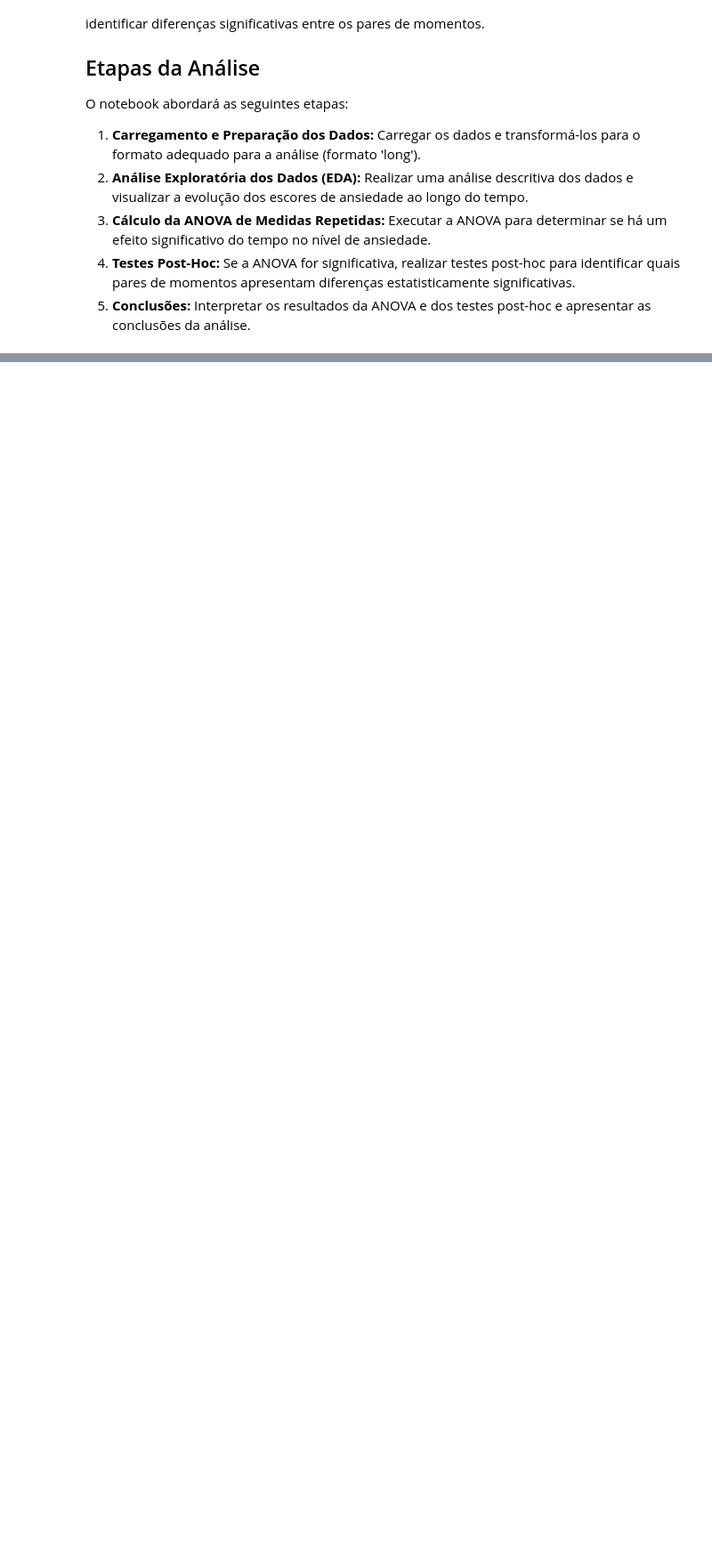
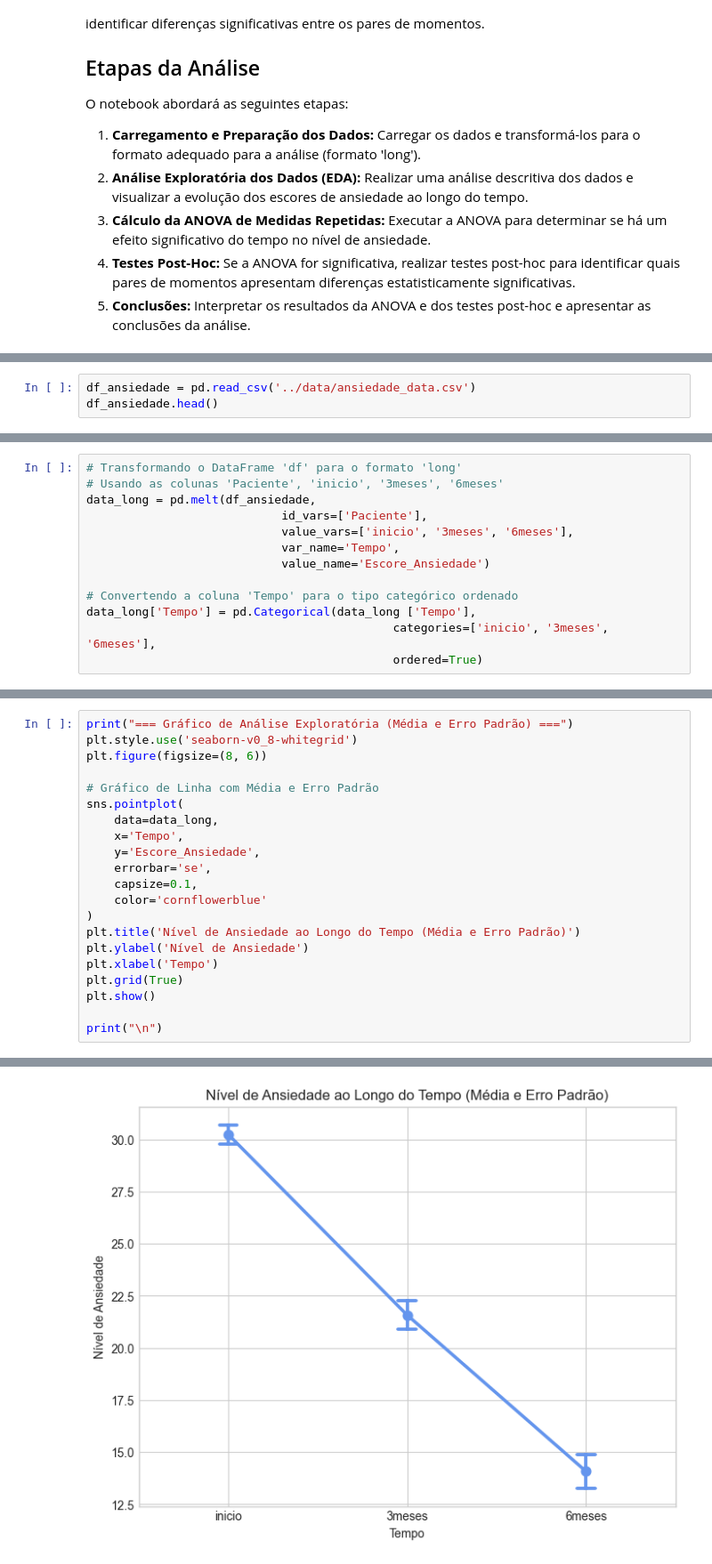
Before and after one commit to JCarapina/Estudos-praticos, a Jupyter notebook: 01_estatistica/notebooks/anova.ipynb, the cells around one changed output, grey strips where cells are left out. Shown at 89% size. Saved outputs shown, nothing was run; the diff lists cells and outputs as text; blank space fills up the shorter version.

```diff
--- a/01_estatistica/notebooks/anova.ipynb
+++ b/01_estatistica/notebooks/anova.ipynb
@@ -271,0 +280,3 @@ O notebook abordará as seguintes etapas:
+# %%
+df_ansiedade = pd.read_csv('../data/ansiedade_data.csv')
+df_ansiedade.head()
@@ -271,0 +290,13 @@ O notebook abordará as seguintes etapas:
+# %%
+# Transformando o DataFrame 'df' para o formato 'long'
+# Usando as colunas 'Paciente', 'inicio', '3meses', '6meses'
+data_long = pd.melt(df_ansiedade,
+                            id_vars=['Paciente'],
+                            value_vars=['inicio', '3meses', '6meses'],
+                            var_name='Tempo',
+                            value_name='Escore_Ansiedade')
+
+# Convertendo a coluna 'Tempo' para o tipo categórico ordenado
+data_long['Tempo'] = pd.Categorical(data_long ['Tempo'],
+                                            categories=['inicio', '3meses', '6meses'],
+                                            ordered=True)
@@ -271,0 +323,22 @@ O notebook abordará as seguintes etapas:
+# %%
+print("=== Gráfico de Análise Exploratória (Média e Erro Padrão) ===")
+plt.style.use('seaborn-v0_8-whitegrid')
+plt.figure(figsize=(8, 6))
+
+# Gráfico de Linha com Média e Erro Padrão
+sns.pointplot(
+    data=data_long,
+    x='Tempo',
+    y='Escore_Ansiedade',
+    errorbar='se',
+    capsize=0.1,
+    color='cornflowerblue'
+)
+plt.title('Nível de Ansiedade ao Longo do Tempo (Média e Erro Padrão)')
+plt.ylabel('Nível de Ansiedade')
+plt.xlabel('Tempo')
+plt.grid(True)
+plt.show()
+
+print("\n")
+# %% [output]
@@ -271,0 +346 @@ O notebook abordará as seguintes etapas:
+[figure, added]
```
Also changed, not shown: parts of 9 cells of this notebook.
